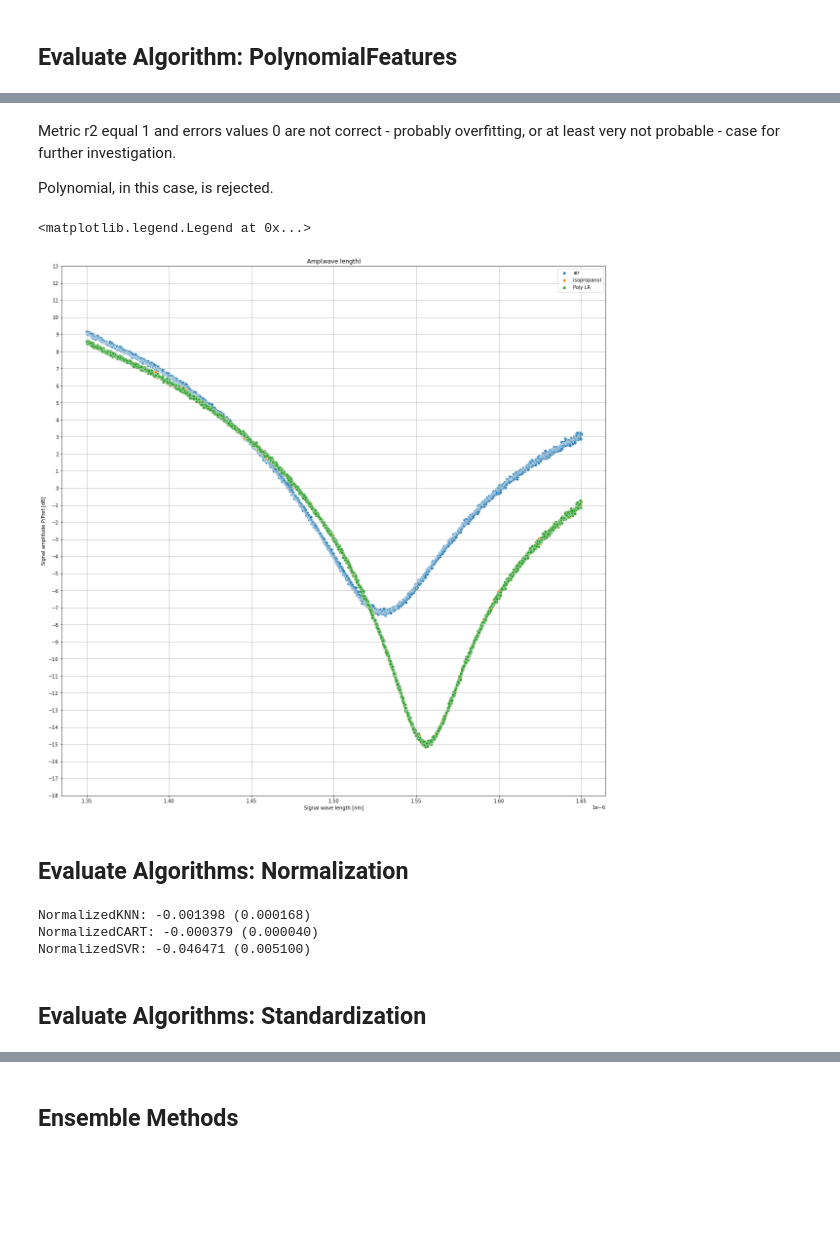
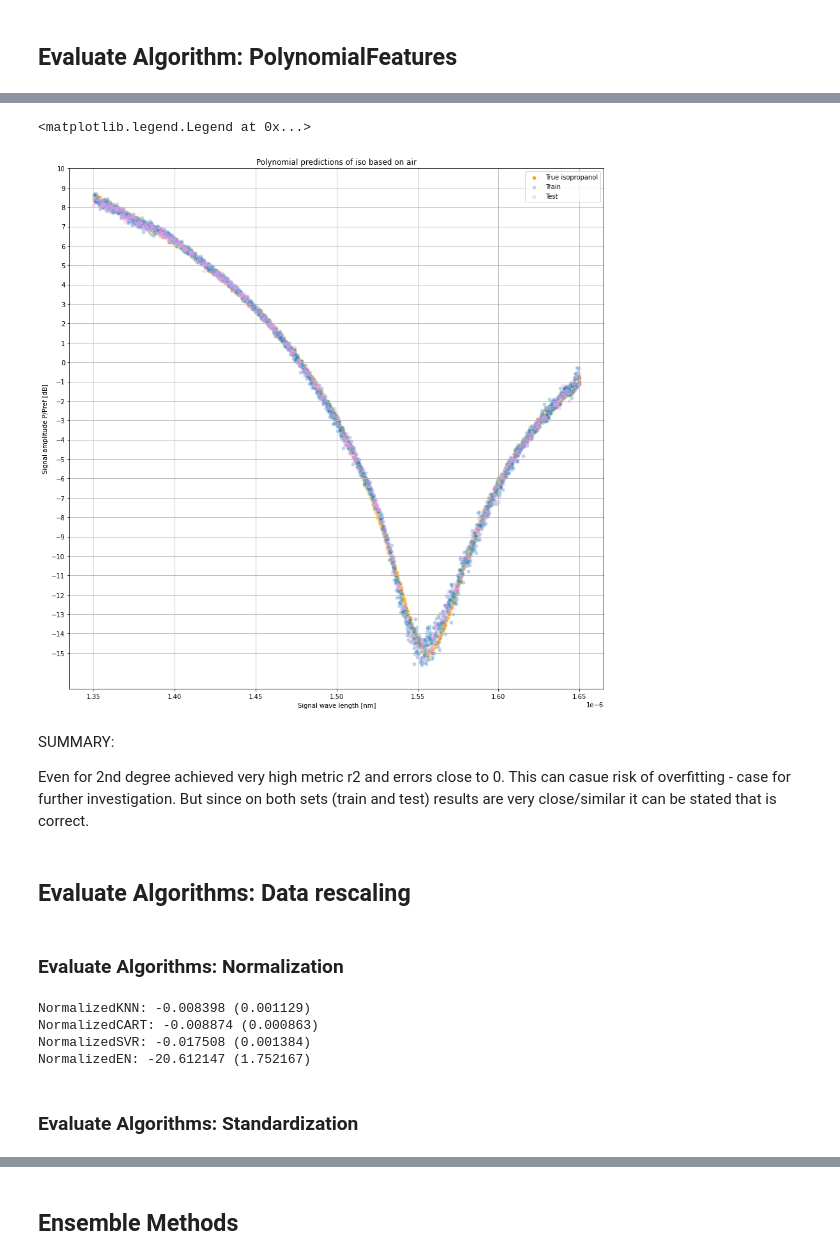
Before and after one commit to mrMichalR/AI_for_industry, a Jupyter notebook: AI_for_industry_v3.ipynb, the cells around one changed output, grey strips where cells are left out. Cells and saved outputs as stored; diff of their text form; code cells hidden in the pictures; blank space fills up the shorter version.

```diff
--- a/AI_for_industry_v3.ipynb
+++ b/AI_for_industry_v3.ipynb
@@ -371,8 +375,8 @@ iso['mean_iso'] = iso.iloc[:, 1:11].mean(axis=1)
 # iso[:,0,0]
 print(iso, 3*'\n')
 
-air['mean_air'] = air.iloc[:, 1:11].mean(axis=1)
-print(air, 3*'\n')
+# air['mean_air'] = air.iloc[:, 1:11].mean(axis=1)
+# print(air, 3*'\n')
 
 water['mean_water'] = water.iloc[:, 1:11].mean(axis=1)
 print(water, 3*'\n')
@@ -774,2 +864,6 @@ RMSE:  0.4052
 # %% [markdown]
 # Model build for Isopropanol based on air
+# %%
+air_iso = pd.concat([air,iso['mean_iso']], axis=1)
+set_option('precision',10)
+air_iso
@@ -777,9 +885,8 @@ RMSE:  0.4052
 ##  Dataset split for Isopropanol based on air
 # %%
 # Split-out validation dataset
-df_iso = mean_results.copy()
-X_iso_air = df_iso.drop(['mean_water'], axis=1) # features
-y_iso_air = df_iso.pop('mean_iso') # target
+X_iso_air = air_iso.copy() # zmienne niezależne (features)
+y_iso_air = X_iso_air.pop('mean_iso') # zmienna zależna (target
 
 X_train_iso_air, X_test_iso_air, y_train_iso_air, y_test_iso_air = train_test_split(X_iso_air, y_iso_air, test_size=0.20, random_state=42)
 
@@ -915,34 +1009,37 @@ RMSE:  0.0
-# %% [markdown]
-Metric r2 equal 1 and errors  values 0 are not correct - probably overfitting, or at least very not probable - case for further investigation.
-
-Polynomial, in this case, is rejected.
 # %%
-|fig, ax = plt.subplots(figsize=(20, 20))
-sns.scatterplot(data=air, x='wave_length', y='mean_air', label='air')
-sns.scatterplot(data=iso, x='wave_length', y='mean_iso', label='isopropanol')
-# sns.scatterplot(data=water, x='wave_length', y='mean_water', label='water')
-
-sns.scatterplot(data=X_train_iso_air, x='wave_length', y=poly2_pred_train, label='Poly LR')
+fig, ax = plt.subplots(figsize=(15, 15))
+# sns.scatterplot(data=air, x='wave_length', y='mean_air', label='air')
+sns.scatterplot(data=iso, x='wave_length', y='mean_iso', label='True isopropanol', color='orange')
+sns.scatterplot(data=X_train_iso_air, x='wave_length', y=poly2_pred_train, label='Train', alpha=0.3)
+sns.scatterplot(data=X_test_iso_air, x='wave_length', y=poly2_pred_test, label='Test', alpha=0.3, color='violet')
 plt.xlabel("Signal wave length [nm]")
 plt.ylabel("Signal amplitude P/Pref [dB]")
-plt.title("Amp(wave length)")
+plt.title("Polynomial predictions of iso based on air")
 plt.grid()
-plt.yticks(np.arange(-18, 14, step=1))
+plt.yticks(np.arange(-15, 11, step=1))
 plt.legend()
 # %% [output]
 <matplotlib.legend.Legend at 0x...>
-[figure, old version]
+[figure, new version]
+# %% [markdown]
+SUMMARY:
+
+Even for 2nd degree achieved very high metric r2 and errors close to 0. This can casue risk of overfitting - case for further investigation. But since on both sets (train and test) results are very close/similar it can be stated that is correct.
+# %% [markdown]
+## Evaluate Algorithms: Data rescaling
 # %% [markdown]
-## Evaluate Algorithms: Normalization
+### Evaluate Algorithms: Normalization
 # %%
 # Normalization the dataset
-pipelines = []
-pipelines.append(('NormalizedKNN', Pipeline([('Normalized', MinMaxScaler()),('KNN', KNeighborsRegressor(n_neighbors=1))])))
-pipelines.append(('NormalizedCART', Pipeline([('Normalized', MinMaxScaler()),('CART', DecisionTreeRegressor())])))
-pipelines.append(('NormalizedSVR', Pipeline([('Normalized', MinMaxScaler()),('SVR', SVR(kernel='poly'))])))
+norm_pipeline_iso = []
+norm_pipeline_iso.append(('NormalizedKNN', Pipeline([('Normalized', MinMaxScaler()),('KNN', KNeighborsRegressor())])))
+norm_pipeline_iso.append(('NormalizedCART', Pipeline([('Normalized', MinMaxScaler()),('CART', DecisionTreeRegressor())])))
+norm_pipeline_iso.append(('NormalizedSVR', Pipeline([('Normalized', MinMaxScaler()),('SVR', SVR())])))
+norm_pipeline_iso.append(('NormalizedEN', Pipeline([('Normalized', MinMaxScaler()),('EN', ElasticNet())])))
+
 results = []
 names = []
-for name, model in pipelines:
+for name, model in norm_pipeline_iso:
   kfold = KFold()
   cv_results = cross_val_score(model, X_train_iso_air, y_train_iso_air, cv=kfold, scoring=scoring)
   results.append(cv_results)
@@ -950,10 +1047,11 @@ for name, model in pipelines:
   msg = "%s: %f (%f)" % (name, cv_results.mean(), cv_results.std())
   print(msg)
 # %% [output]
-NormalizedKNN: -0.001398 (0.000168)
-NormalizedCART: -0.000379 (0.000040)
-NormalizedSVR: -0.046471 (0.005100)
+NormalizedKNN: -0.008398 (0.001129)
+NormalizedCART: -0.008874 (0.000863)
+NormalizedSVR: -0.017508 (0.001384)
+NormalizedEN: -20.612147 (1.752167)
 # %% [markdown]
-## Evaluate Algorithms: Standardization
+### Evaluate Algorithms: Standardization
 # %%
 # Standardize the dataset
```
Also changed, not shown: parts of 70 cells of this notebook.
